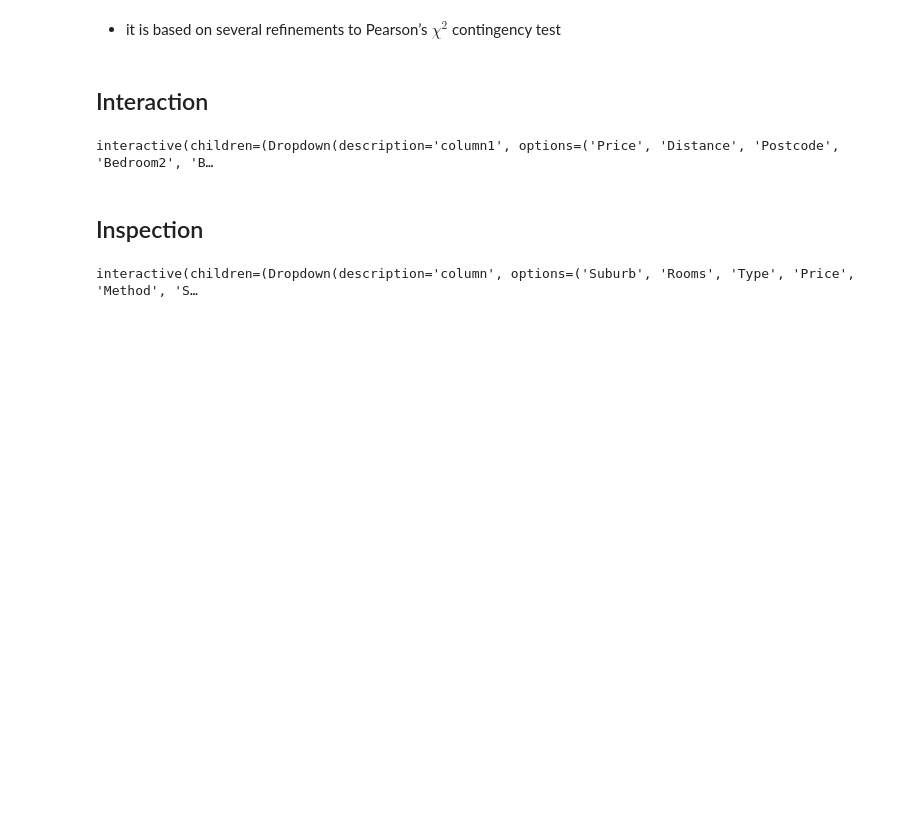
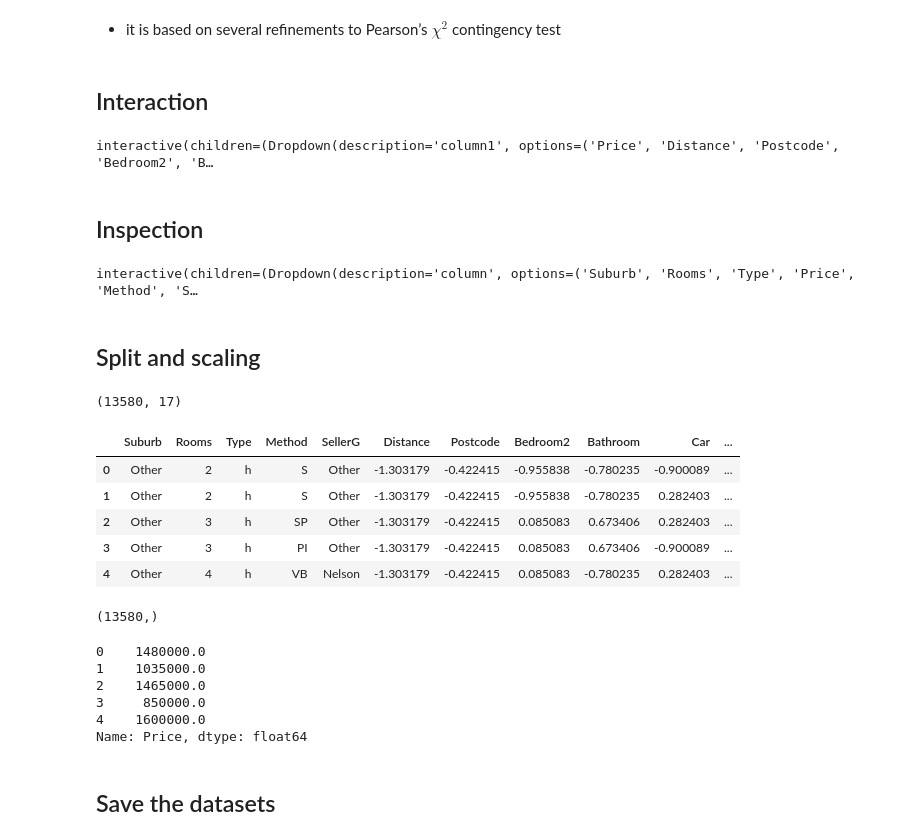
Before and after one commit to marcosalvalaggio/edamame, a Jupyter notebook: notebooks/eda_example.ipynb, the cells around one changed output. Drawn from its saved outputs; the diff is of its cells as text; code cells hidden in the pictures; blank space fills up the shorter version.

```diff
--- a/notebooks/eda_example.ipynb
+++ b/notebooks/eda_example.ipynb
@@ -516,3 +516,28 @@ interactive(children=(Dropdown(description='column1', options=('Price', 'Distanc
 eda.inspection(data_test)
 # %% [output]
 interactive(children=(Dropdown(description='column', options=('Suburb', 'Rooms', 'Type', 'Price', 'Method', 'S…
+# %% [markdown]
+## Split and scaling
+# %%
+X, y = eda.split_and_scaling(data = data_test, target='Price')
+print(X.shape)
+display(X.head())
+print(y.shape)
+display(y.head())
+# %% [output]
+(13580, 17)
+|  | Suburb | Rooms | Type | Method | SellerG | Distance | Postcode | Bedroom2 | Bathroom | Car | ... |
+| 0 | Other | 2 | h | S | Other | -1.303179 | -0.422415 | -0.955838 | -0.780235 | -0.900089 | ... |
+| 1 | Other | 2 | h | S | Other | -1.303179 | -0.422415 | -0.955838 | -0.780235 | 0.282403 | ... |
+| 2 | Other | 3 | h | SP | Other | -1.303179 | -0.422415 | 0.085083 | 0.673406 | 0.282403 | ... |
+| 3 | Other | 3 | h | PI | Other | -1.303179 | -0.422415 | 0.085083 | 0.673406 | -0.900089 | ... |
+| 4 | Other | 4 | h | VB | Nelson | -1.303179 | -0.422415 | 0.085083 | -0.780235 | 0.282403 | ... |
+(13580,)
+0    1480000.0
+1    1035000.0
+2    1465000.0
+3     850000.0
+4    1600000.0
+Name: Price, dtype: float64
+# %% [markdown]
+## Save the datasets
```
Also changed, not shown: parts of 1 cell of this notebook, 2 other files.
